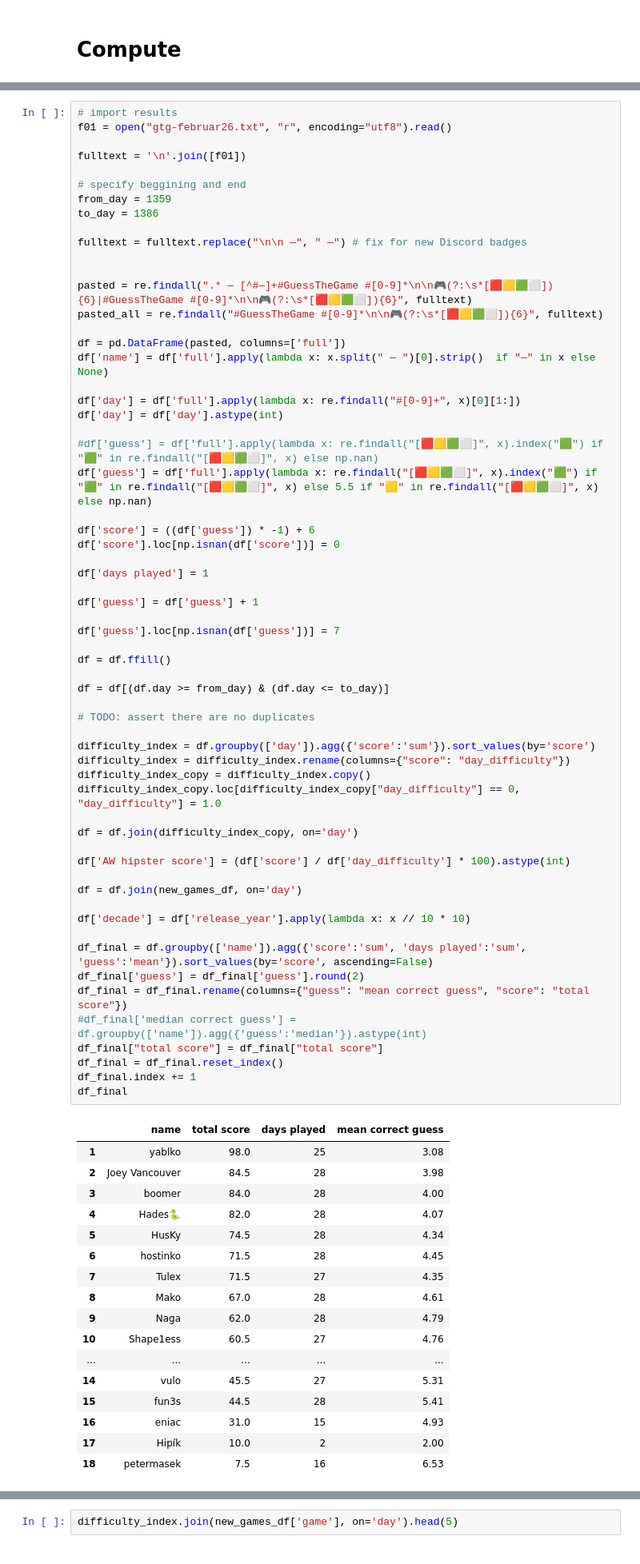
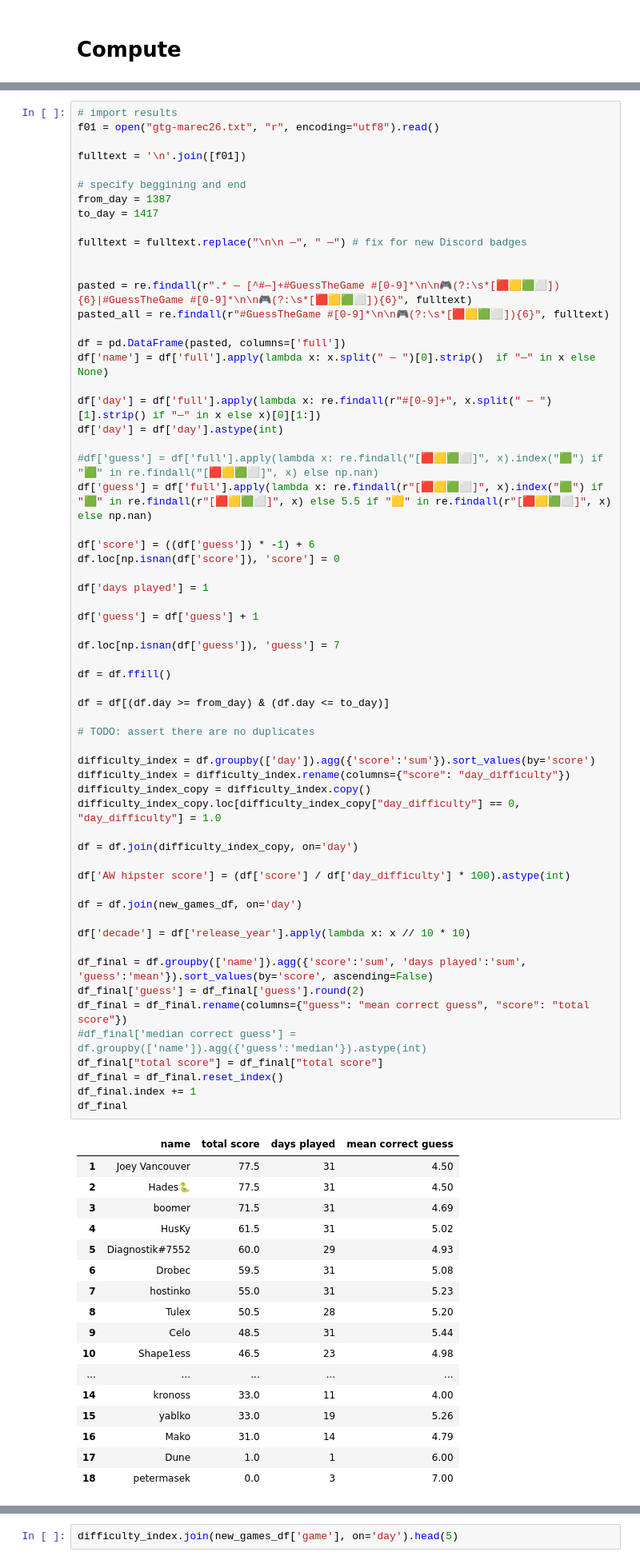
Before and after one commit to pavlikp/Arcade-Watch-Discord-Guess-the-Game-Awards, a Jupyter notebook: QuickGTG.ipynb, the cells around one changed output, grey strips where cells are left out. Shown at 80% size. Drawn from its saved outputs; the diff is of its cells as text.

```diff
--- a/QuickGTG.ipynb
+++ b/QuickGTG.ipynb
@@ -57,82 +110,82 @@ new_games_df = new_games_df.set_index('day')
 # %%
 # import results
-f01 = open("gtg-februar26.txt", "r", encoding="utf8").read()
+f01 = open("gtg-marec26.txt", "r", encoding="utf8").read()
 
 fulltext = '\n'.join([f01])
 
 # specify beggining and end
-from_day = 1359
-to_day = 1386
+from_day = 1387
+to_day = 1417
 
 fulltext = fulltext.replace("\n\n —", " —") # fix for new Discord badges
 
 
-pasted = re.findall(".* — [^#—]+#GuessTheGame #[0-9]*\n\n🎮(?:\s*[🟥🟨🟩⬜]){6}|#GuessTheGame #[0-9]*\n\n🎮(?:\s*[🟥🟨🟩⬜]){6}", fulltext)
-pasted_all = re.findall("#GuessTheGame #[0-9]*\n\n🎮(?:\s*[🟥🟨🟩⬜]){6}", fulltext)
+pasted = re.findall(r".* — [^#—]+#GuessTheGame #[0-9]*\n\n🎮(?:\s*[🟥🟨🟩⬜]){6}|#GuessTheGame #[0-9]*\n\n🎮(?:\s*[🟥🟨🟩⬜]){6}", fulltext)
+pasted_all = re.findall(r"#GuessTheGame #[0-9]*\n\n🎮(?:\s*[🟥🟨🟩⬜]){6}", fulltext)
 
 df = pd.DataFrame(pasted, columns=['full'])
 df['name'] = df['full'].apply(lambda x: x.split(" — ")[0].strip()  if "—" in x else None)
 
-df['day'] = df['full'].apply(lambda x: re.findall("#[0-9]+", x)[0][1:])
+df['day'] = df['full'].apply(lambda x: re.findall(r"#[0-9]+", x.split(" — ")[1].strip() if "—" in x else x)[0][1:])
 df['day'] = df['day'].astype(int)
 
 #df['guess'] = df['full'].apply(lambda x: re.findall("[🟥🟨🟩⬜]", x).index("🟩") if "🟩" in re.findall("[🟥🟨🟩⬜]", x) else np.nan)
-df['guess'] = df['full'].apply(lambda x: re.findall("[🟥🟨🟩⬜]", x).index("🟩") if "🟩" in re.findall("[🟥🟨🟩⬜]", x) else 5.5 if "🟨" in re.findall("[🟥🟨🟩⬜]", x) else np.nan)
+df['guess'] = df['full'].apply(lambda x: re.findall(r"[🟥🟨🟩⬜]", x).index("🟩") if "🟩" in re.findall(r"[🟥🟨🟩⬜]", x) else 5.5 if "🟨" in re.findall(r"[🟥🟨🟩⬜]", x) else np.nan)
 
 df['score'] = ((df['guess']) * -1) + 6
-df['score'].loc[np.isnan(df['score'])] = 0
+df.loc[np.isnan(df['score']), 'score'] = 0
 
 df['days played'] = 1
 
 df['guess'] = df['guess'] + 1
 
-df['guess'].loc[np.isnan(df['guess'])] = 7
+df.loc[np.isnan(df['guess']), 'guess'] = 7
 
 df = df.ffill()
 
 df = df[(df.day >= from_day) & (df.day <= to_day)]
 
 # TODO: assert there are no duplicates
 
 difficulty_index = df.groupby(['day']).agg({'score':'sum'}).sort_values(by='score')
 difficulty_index = difficulty_index.rename(columns={"score": "day_difficulty"})
 difficulty_index_copy = difficulty_index.copy()
 difficulty_index_copy.loc[difficulty_index_copy["day_difficulty"] == 0, "day_difficulty"] = 1.0
 
 df = df.join(difficulty_index_copy, on='day')
 
 df['AW hipster score'] = (df['score'] / df['day_difficulty'] * 100).astype(int)
 
 df = df.join(new_games_df, on='day')
 
 df['decade'] = df['release_year'].apply(lambda x: x // 10 * 10)
 
 df_final = df.groupby(['name']).agg({'score':'sum', 'days played':'sum', 'guess':'mean'}).sort_values(by='score', ascending=False)
 df_final['guess'] = df_final['guess'].round(2)
 df_final = df_final.rename(columns={"guess": "mean correct guess", "score": "total score"})
 #df_final['median correct guess'] = df.groupby(['name']).agg({'guess':'median'}).astype(int)
 df_final["total score"] = df_final["total score"]
 df_final = df_final.reset_index()
 df_final.index += 1
 df_final
 # %% [output]
 |  | name | total score | days played | mean correct guess |
-| 1 | yablko | 98.0 | 25 | 3.08 |
-| 2 | Joey Vancouver | 84.5 | 28 | 3.98 |
-| 3 | boomer | 84.0 | 28 | 4.00 |
-| 4 | Hades🐍 | 82.0 | 28 | 4.07 |
-| 5 | HusKy | 74.5 | 28 | 4.34 |
-| 6 | hostinko | 71.5 | 28 | 4.45 |
-| 7 | Tulex | 71.5 | 27 | 4.35 |
-| 8 | Mako | 67.0 | 28 | 4.61 |
-| 9 | Naga | 62.0 | 28 | 4.79 |
-| 10 | Shape1ess | 60.5 | 27 | 4.76 |
+| 1 | Joey Vancouver | 77.5 | 31 | 4.50 |
+| 2 | Hades🐍 | 77.5 | 31 | 4.50 |
+| 3 | boomer | 71.5 | 31 | 4.69 |
+| 4 | HusKy | 61.5 | 31 | 5.02 |
+| 5 | Diagnostik#7552 | 60.0 | 29 | 4.93 |
+| 6 | Drobec | 59.5 | 31 | 5.08 |
+| 7 | hostinko | 55.0 | 31 | 5.23 |
+| 8 | Tulex | 50.5 | 28 | 5.20 |
+| 9 | Celo | 48.5 | 31 | 5.44 |
+| 10 | Shape1ess | 46.5 | 23 | 4.98 |
 | ... | ... | ... | ... | ... |
-| 14 | vulo | 45.5 | 27 | 5.31 |
-| 15 | fun3s | 44.5 | 28 | 5.41 |
-| 16 | eniac | 31.0 | 15 | 4.93 |
-| 17 | Hipík | 10.0 | 2 | 2.00 |
-| 18 | petermasek | 7.5 | 16 | 6.53 |
+| 14 | kronoss | 33.0 | 11 | 4.00 |
+| 15 | yablko | 33.0 | 19 | 5.26 |
+| 16 | Mako | 31.0 | 14 | 4.79 |
+| 17 | Dune | 1.0 | 1 | 6.00 |
+| 18 | petermasek | 0.0 | 3 | 7.00 |
 # %%
 from IPython.display import display, HTML
 pd.set_option('display.max_colwidth', 255)
```
Also changed, not shown: parts of 1 cell of this notebook, 5 other files.
